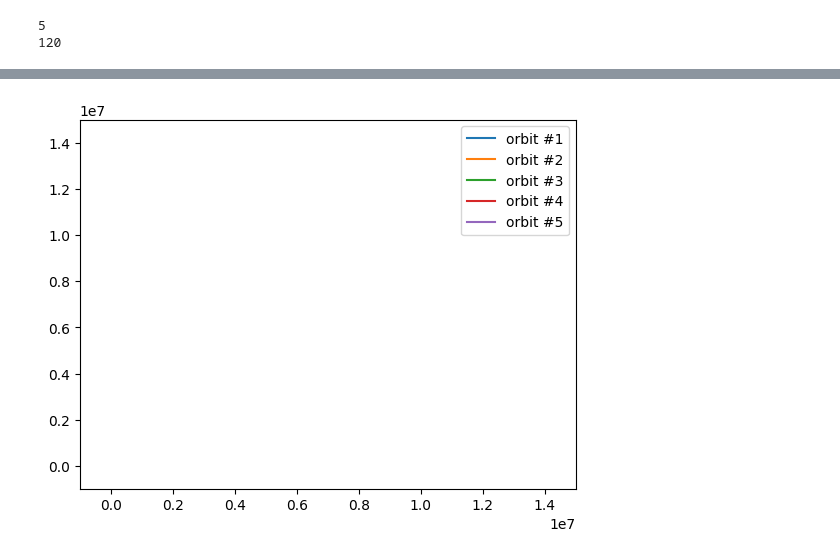
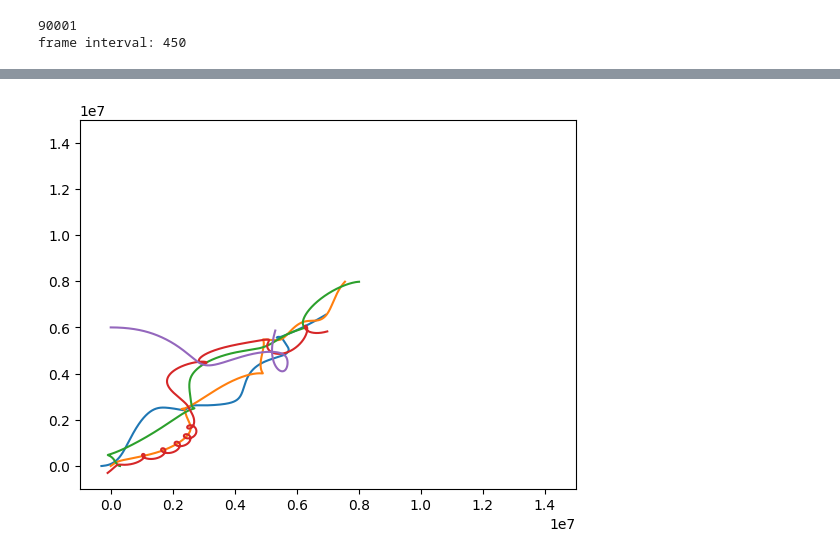
Before and after one commit to JacobASorensen/Orbital_Mechanics_Simulations, a Jupyter notebook: orbit_sim_with_cpp.ipynb, the cells around one changed output, grey strips where cells are left out. Drawn from its saved outputs; the diff is of its cells as text; code cells hidden in the pictures.

Commit message:
Made some small changes. Got video working again

```diff
--- a/orbit_sim_with_cpp.ipynb
+++ b/orbit_sim_with_cpp.ipynb
@@ -92,33 +74,53 @@ plt.show()
 # %%
 # Moving Plot
+from IPython.display import HTML
+
 fig, ax = plt.subplots()
+y_values = np.array(data[1])
+
+current = int(len(y_values[0])/2)
+print(len(y_values))
+x_vals = []
+y_vals = []
+for x in range(len(masses)):
+    x_val = y_values[:,current]
+    x_vals.append(x_val)
+    y_val = y_values[:,current+1]
+    y_vals.append(y_val)
+    current += 3
 line_orbits = []
 for i in range(len(masses)):
     line_orbit, = ax.plot( x_vals[i][0] , y_vals[i][0] , label = 'orbit #' + str(i+1) )
+    # print(len(x_vals[i]))
     line_orbits.append(line_orbit)
 
-print(len(x_vals))
+# print("size of x_vals:",len(x_vals))
 def animation_movie( frame ):
+    # print("Frame:",frame)
     for i, line in enumerate(line_orbits):
         line.set_xdata(x_vals[i][:frame])
         line.set_ydata(y_vals[i][:frame])
     return line_orbits
-
-n_steps = int( ( t_end - t0 ) / h )
-
-num_seconds_for_animation = 12
-milliseconds_per_frame = 16
+# print(len(line_orbits))
+n_steps = int( len(y_values) )
+# print(n_steps)
+num_seconds_for_animation = 8
+milliseconds_per_frame = 40
 
 frame_interval = int((milliseconds_per_frame*n_steps)/(1000*num_seconds_for_animation))
-print(frame_interval)
+print("frame interval:",frame_interval)
 
 animation = FuncAnimation( fig , animation_movie , frames = range(0,n_steps,frame_interval) , interval = milliseconds_per_frame , blit = True )
 
-ax.legend()
+
+
+# Display the animation inline
+# ax.legend()
 ax.set_xlim(-10**6,1.5*10**7)
 ax.set_ylim(-10**6,1.5*10**7)
+HTML(animation.to_html5_video())
 # fig.show()
 # animation.save()
 # %% [output]
-5
-120
+90001
+frame interval: 450
@@ -125 +128 @@ ax.set_ylim(-10**6,1.5*10**7)
-[figure, old version]
+[figure, new version]
```
Also changed, not shown: parts of 4 cells of this notebook, 1 other file.
